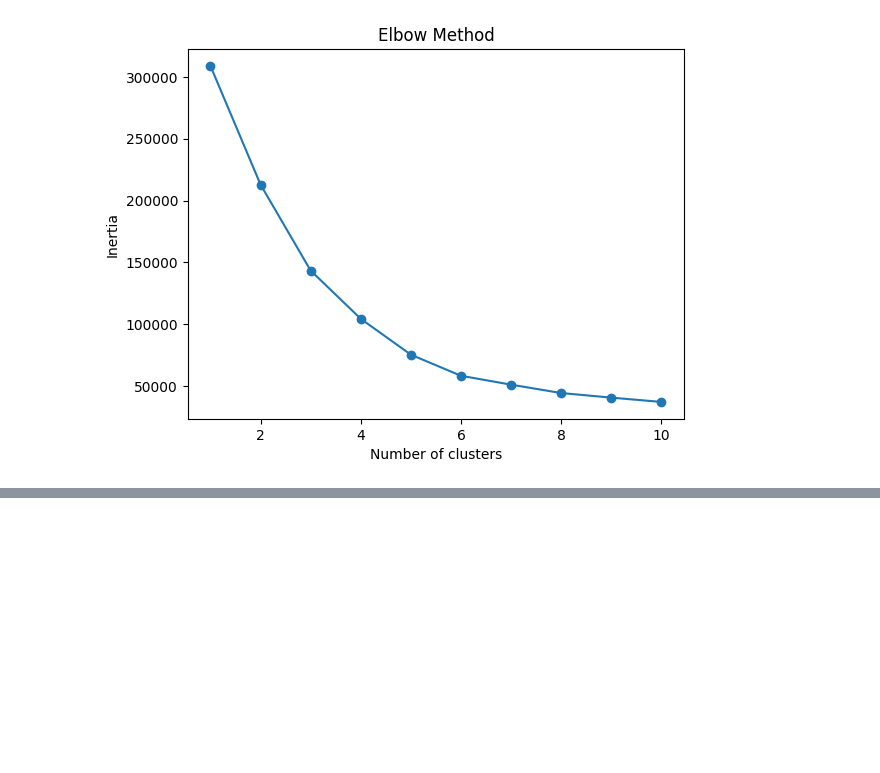
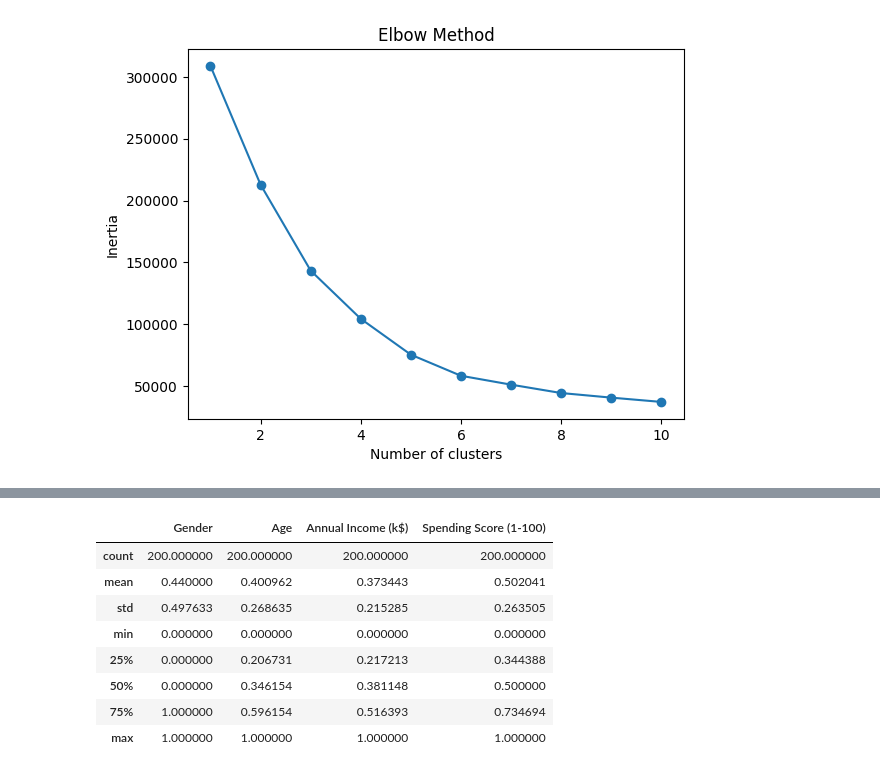
Before and after one commit to CodeTitanium/streamlit_mall_customers_project, a Jupyter notebook: model_training.ipynb, the cells around one changed output, grey strips where cells are left out. Drawn from its saved outputs; the diff is of its cells as text; code cells hidden in the pictures; blank space fills up the shorter version.

```diff
--- a/model_training.ipynb
+++ b/model_training.ipynb
@@ -175,0 +225,12 @@ plt.show()
+# %%
+df.describe()
+# %% [output]
+|  | Gender | Age | Annual Income (k$) | Spending Score (1-100) |
+| count | 200.000000 | 200.000000 | 200.000000 | 200.000000 |
+| mean | 0.440000 | 0.400962 | 0.373443 | 0.502041 |
+| std | 0.497633 | 0.268635 | 0.215285 | 0.263505 |
+| min | 0.000000 | 0.000000 | 0.000000 | 0.000000 |
+| 25% | 0.000000 | 0.206731 | 0.217213 | 0.344388 |
+| 50% | 0.000000 | 0.346154 | 0.381148 | 0.500000 |
+| 75% | 1.000000 | 0.596154 | 0.516393 | 0.734694 |
+| max | 1.000000 | 1.000000 | 1.000000 | 1.000000 |
```
Also changed, not shown: parts of 7 cells of this notebook.
